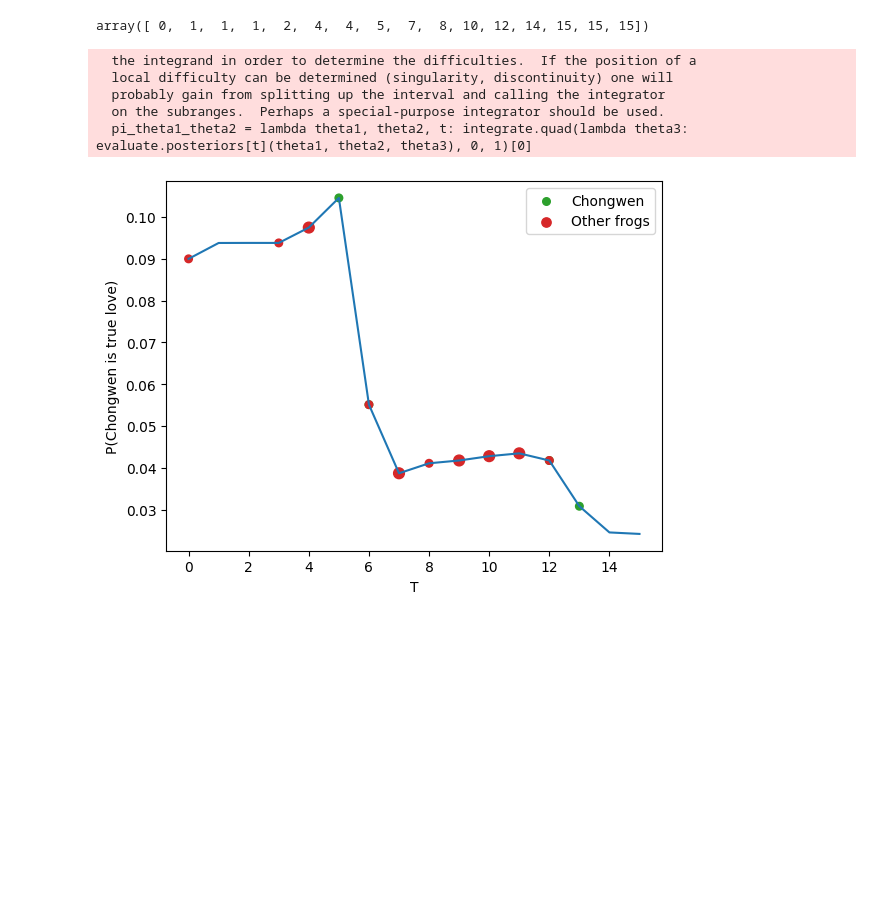
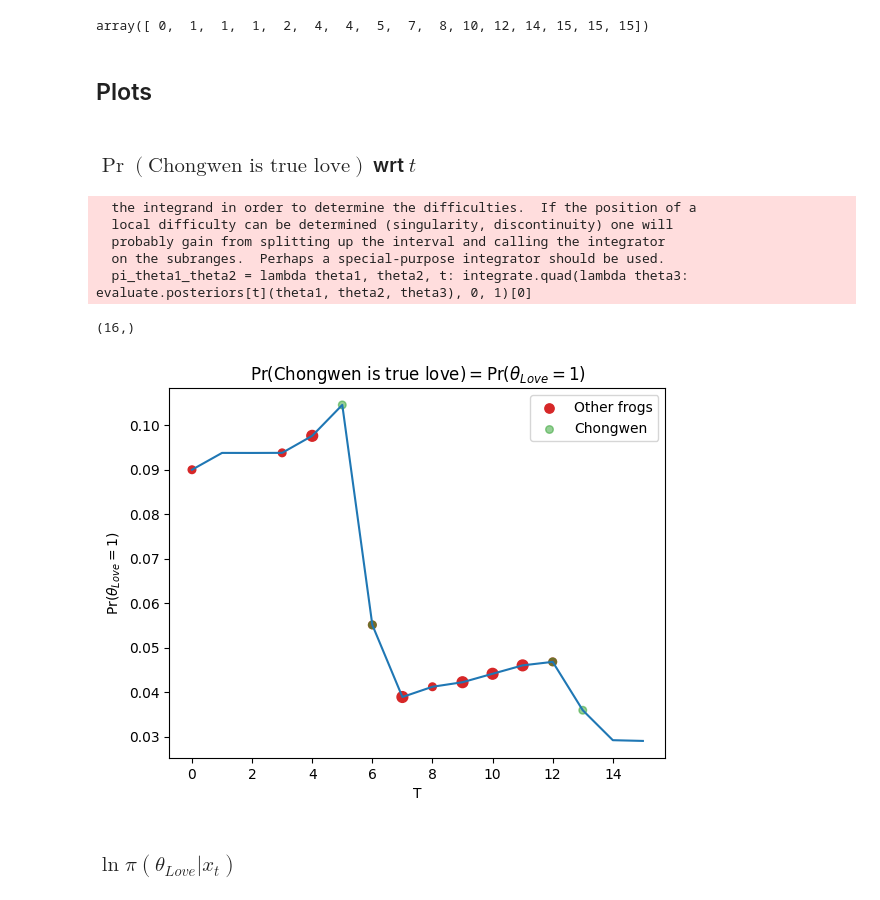
Before and after one commit to pleituer/STAT3602-6008-Mini-Group-Project-Part-1, a Jupyter notebook: src/varying_num_of_frogs.ipynb, the cells around one changed output. Drawn from its saved outputs; the diff is of its cells as text; code cells hidden in the pictures; blank space fills up the shorter version.

Commit message:
added more plots for anal

```diff
--- a/src/varying_num_of_frogs.ipynb
+++ b/src/varying_num_of_frogs.ipynb
@@ -25,27 +25,38 @@ evaluate = Evalutate(dataset=dataset, prior=varying_frogs_prior, nparams=3)
 evaluate.evaluate(varying_frogs_posterior)
 # %%
 pi_theta1_theta2 = lambda theta1, theta2, t: integrate.quad(lambda theta3: evaluate.posteriors[t](theta1, theta2, theta3), 0, 1)[0]
-pi_theta2 = lambda theta2, t: float(nsum(lambda theta1: pi_theta1_theta2(theta1, theta2, t), [evaluate.dataset.cum_nt[t], np.inf]))
+pi_theta2 = lambda theta2, t: float(nsum(lambda theta1: pi_theta1_theta2(theta1, theta2, t), [0, np.inf]))
 # %%
 P_chongwen_is_true_love = lambda t: pi_theta2(1, t)
+# %% [markdown]
+## Plots
+# %% [markdown]
+### $\Pr(\text{Chongwen is true love})$ wrt $t$
 # %%
 t_linspace = np.arange(0, dataset.T+1)
 p_is_true_love = []
 for t in tqdm(t_linspace): p_is_true_love.append(P_chongwen_is_true_love(t))
 p_is_true_love = np.array(p_is_true_love)
+p_is_true_love.shape
 # %% [output]
   the integrand in order to determine the difficulties.  If the position of a
   local difficulty can be determined (singularity, discontinuity) one will
   probably gain from splitting up the interval and calling the integrator
   on the subranges.  Perhaps a special-purpose integrator should be used.
   pi_theta1_theta2 = lambda theta1, theta2, t: integrate.quad(lambda theta3: evaluate.posteriors[t](theta1, theta2, theta3), 0, 1)[0]
+(16,)
 # %%
+## NOTE: dots represent WHEN the action is taken, which then affects the proability corresponding to the NEXT time step
+
 plt.plot(t_linspace, p_is_true_love)
-plt.scatter(np.arange(dataset.T)[(dataset.mt>0)[1:]], p_is_true_love[:-1][(dataset.mt>0)[1:]], label="Chongwen", s=dataset.mt[dataset.mt>0]*30, c='tab:green', alpha=1)
 plt.scatter(np.arange(dataset.T)[(dataset.nt>0)[1:]], p_is_true_love[:-1][(dataset.nt>0)[1:]], label="Other frogs", s=dataset.nt[dataset.nt>0]*30, c='tab:red', alpha=1)
+plt.scatter(np.arange(dataset.T)[(dataset.mt>0)[1:]], p_is_true_love[:-1][(dataset.mt>0)[1:]], label="Chongwen", s=dataset.mt[dataset.mt>0]*30, c='tab:green', alpha=0.5)
 plt.legend()
 plt.xlabel('T')
-plt.ylabel('P(Chongwen is true love)')
+plt.ylabel(r'$\Pr(\theta_{Love} = 1)$')
+plt.title(r'$\Pr($Chongwen is true love$) = \Pr(\theta_{Love} = 1)$')
 plt.show()
 # %% [output]
-[figure, old version]
+[figure, new version]
+# %% [markdown]
+### $\ln\pi(\theta_{Love}|x_t)$
```
Also changed, not shown: parts of 6 cells of this notebook.
